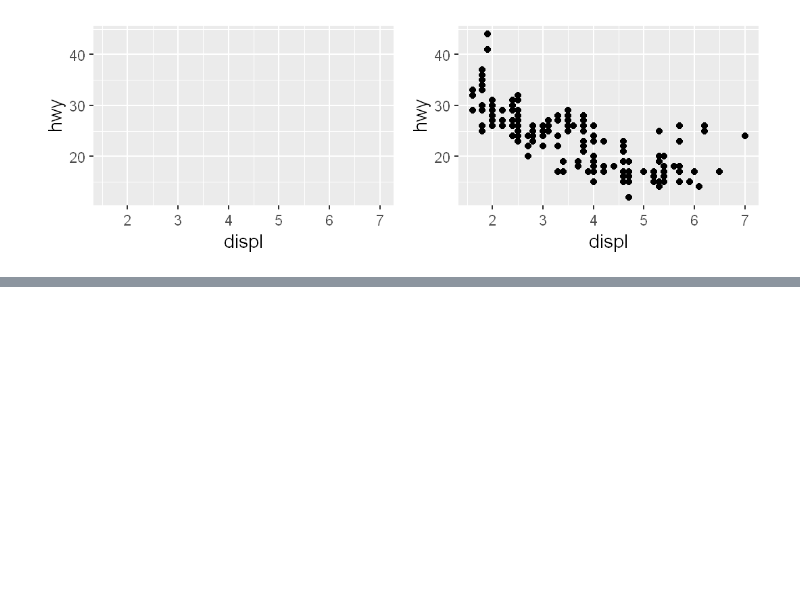
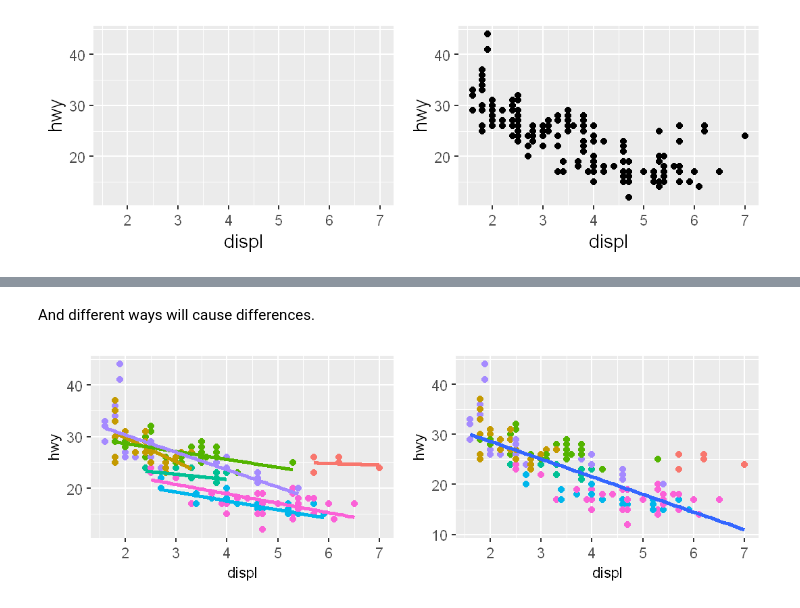
Before and after one commit to XavierOwen/Notes, a Jupyter notebook: Statistics/R/Elegant Graphics for Data Analysis/Chap11_Build a plot layer by layer.ipynb, the cells around one changed output, grey strips where cells are left out. Drawn from its saved outputs; the diff is of its cells as text; code cells hidden in the pictures; blank space fills up the shorter version.

```diff
--- a/Statistics/R/Elegant Graphics for Data Analysis/Chap11_Build a plot layer by layer.ipynb
+++ b/Statistics/R/Elegant Graphics for Data Analysis/Chap11_Build a plot layer by layer.ipynb
@@ -107,0 +190,15 @@ Geoms also have additional arguments. All geoms take aesthetics as parameters.
+# %% [markdown]
+And different ways will cause differences.
+# %%
+p1 <- ggplot(mpg, aes(displ, hwy, colour = class)) +
+geom_point() +
+geom_smooth(method = "lm", se = FALSE) +
+theme(legend.position = "none")+myTheme
+p2 <- ggplot(mpg, aes(displ, hwy)) +
+geom_point(aes(colour = class)) +
+geom_smooth(method = "lm", se = FALSE) +
+theme(legend.position = "none")+myTheme
+
+multiplot(p1,p2,ncol=2)
+# %% [output]
+[figure, added]
```
Also changed, not shown: parts of 23 cells of this notebook, 1 other file.
